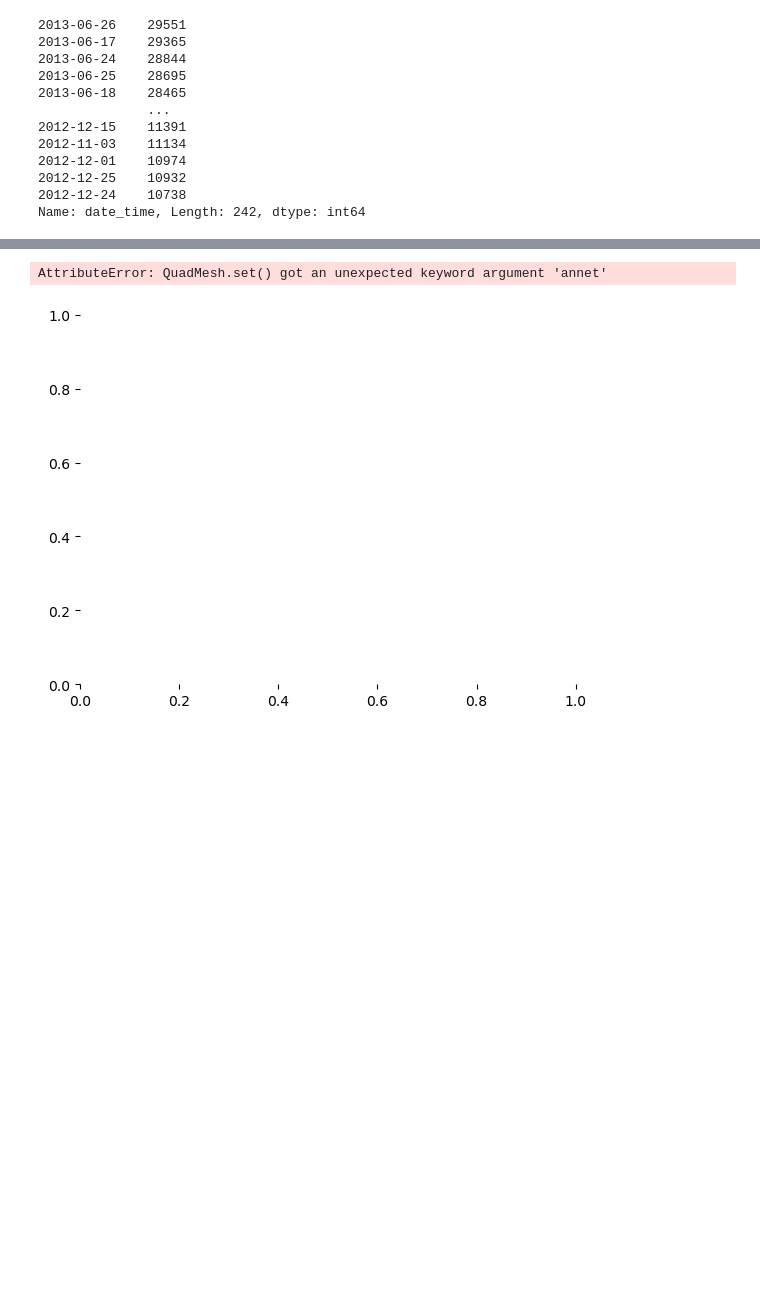
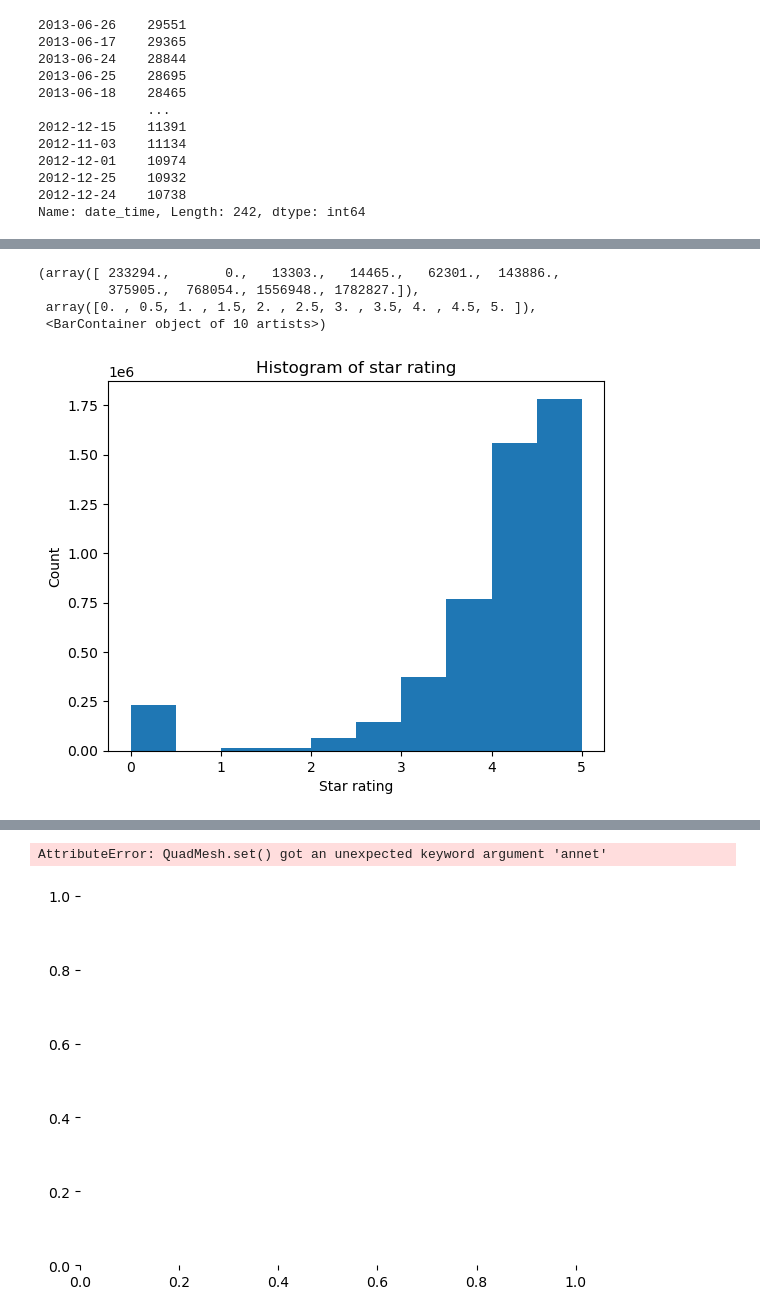
Before and after one commit to Revess/DMT2023_ass2, a Jupyter notebook: data_explanation.ipynb, the cells around one changed output, grey strips where cells are left out. Drawn from its saved outputs; the diff is of its cells as text; code cells hidden in the pictures; blank space fills up the shorter version.

```diff
--- a/data_explanation.ipynb
+++ b/data_explanation.ipynb
@@ -109,2 +95,13 @@ plt.hist(trainingdf['prop_review_score'])
+# %%
+plt.title('Histogram of star rating')
+plt.xlabel('Star rating')
+plt.ylabel('Count')
+plt.hist(trainingdf['prop_review_score'])
+# %% [output]
+(array([ 233294.,       0.,   13303.,   14465.,   62301.,  143886.,
+         375905.,  768054., 1556948., 1782827.]),
+ array([0. , 0.5, 1. , 1.5, 2. , 2.5, 3. , 3.5, 4. , 4.5, 5. ]),
+ <BarContainer object of 10 artists>)
+[figure, added]
 # %%
 plt.rcParams["figure.figsize"] = (17,10)
```
Also changed, not shown: parts of 14 cells of this notebook, 4 other files.
